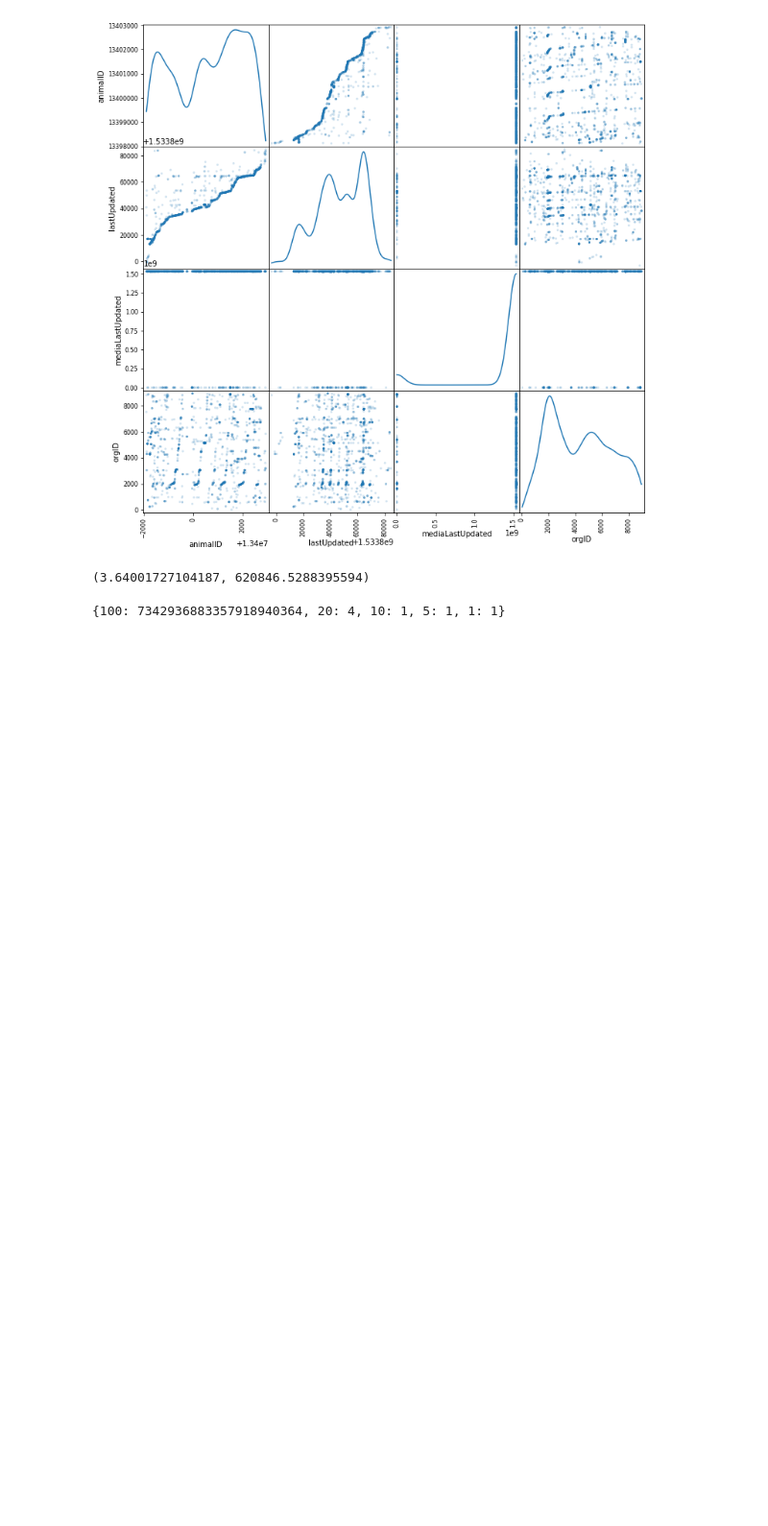
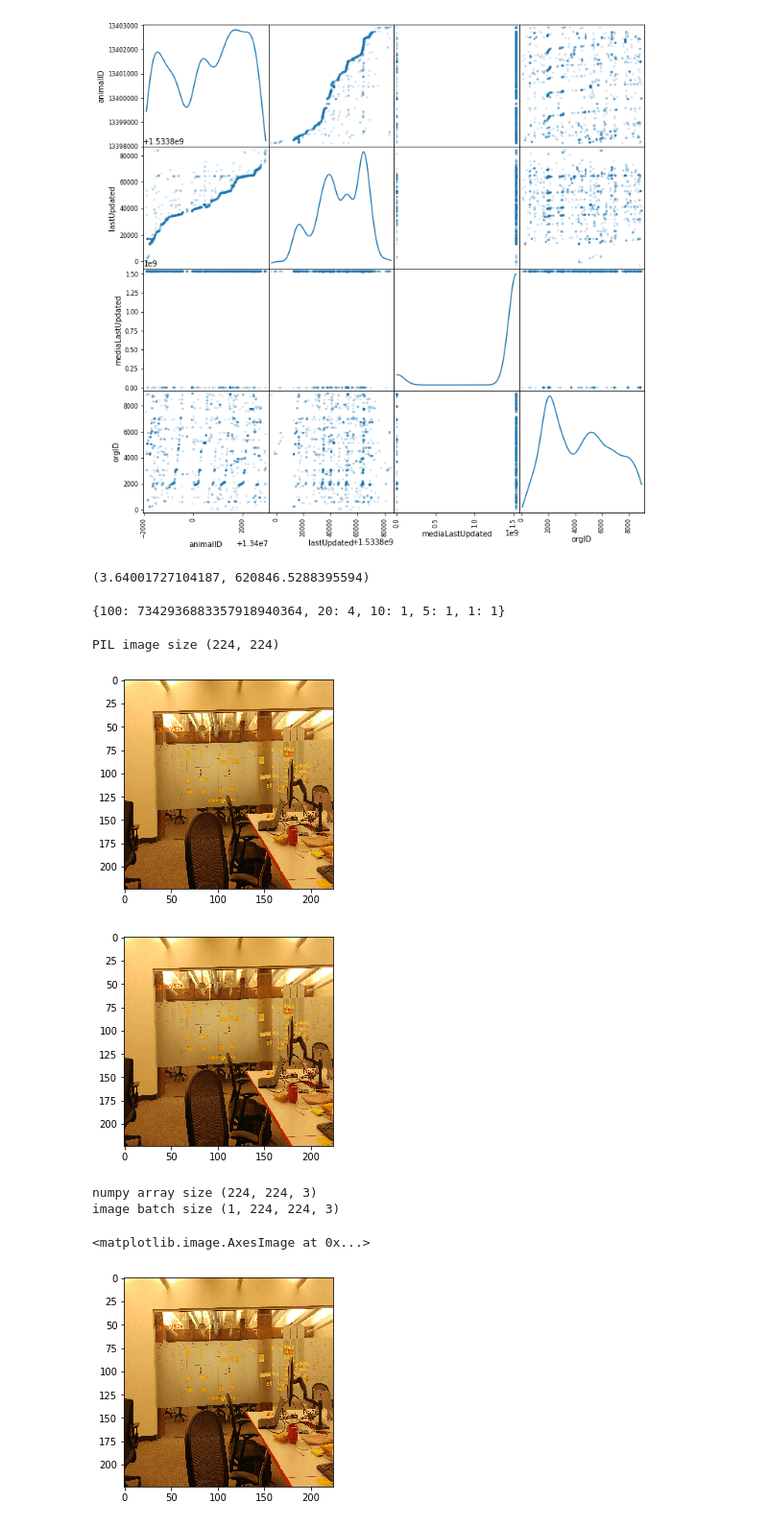
Before and after one commit to drunkONdata/fetch_dog_adoption, a Jupyter notebook: prelim_eda.ipynb, the cells around one changed output. Shown: that part at 96% size. Saved outputs shown, nothing was run; the diff lists cells and outputs as text; code cells hidden in the pictures; blank space fills up the shorter version.

Commit message:
Downloaded portion of adopted dog images to apply NN pipeline on. Updated notebook.

```diff
--- a/prelim_eda.ipynb
+++ b/prelim_eda.ipynb
@@ -268,0 +287,38 @@ find_change([1, 5, 10, 20, 100], 925694**4)
+# %%
+from PIL import Image
+
+filename = 'data/room.jpg'
+
+#im = Image.open(filename)
+#im.rotate(-90).show()
+#rotate_image(filename)
+
+# Load image in PIL format
+original = load_img(filename, target_size=(224, 224))
+print('PIL image size', original.size)
+plt.imshow(original)
+plt.show()
+
+# Convert PIL image to NumPy array
+# IN PIL - image is in (width, height, channel)
+# In Numpy - image is in (height, width, channel)
+numpy_image = img_to_array(original)
+plt.imshow(np.uint8(numpy_image))
+plt.show()
+print('numpy array size',numpy_image.shape)
+
+# Convert the image / images into batch format
+# expand_dims will add an extra dimension to the data at a particular axis
+# We want the input matrix to the network to be of the form (batchsize, height, width, channels)
+# Thus we add the extra dimension to the axis 0.
+image_batch = np.expand_dims(numpy_image, axis=0)
+print('image batch size', image_batch.shape)
+plt.imshow(np.uint8(image_batch[0]))
+# %% [output]
+PIL image size (224, 224)
+[figure, added]
+[figure, added]
+numpy array size (224, 224, 3)
+image batch size (1, 224, 224, 3)
+<matplotlib.image.AxesImage at 0x...>
+[figure, added]
```
Also changed, not shown: parts of 14 cells of this notebook, 31 other files.
